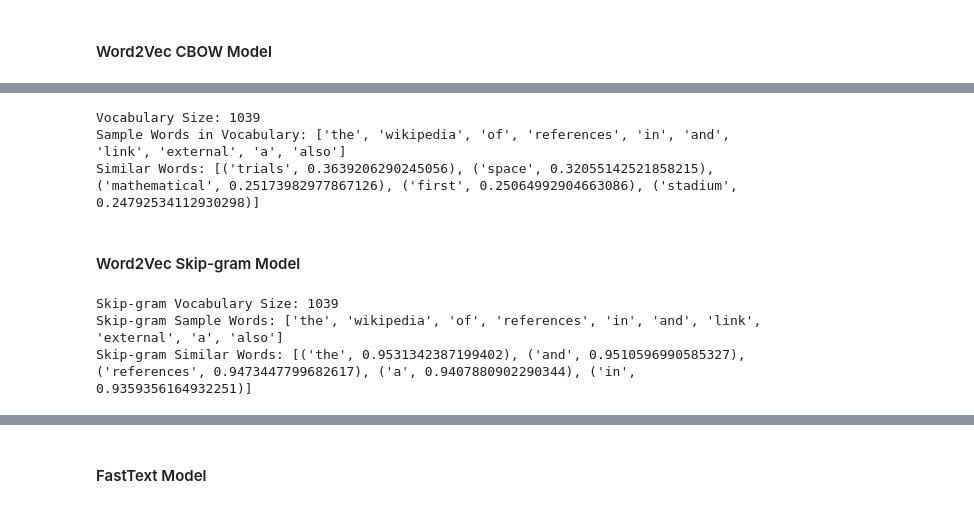
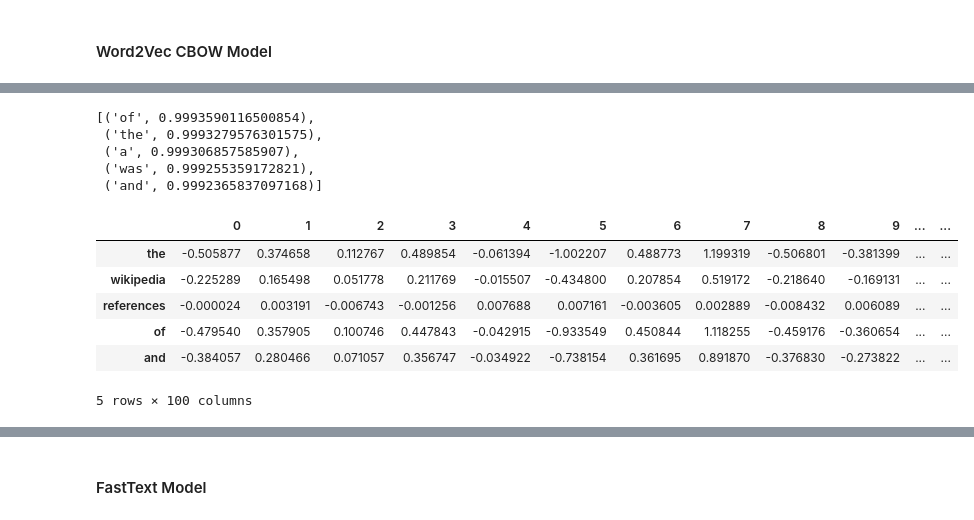
Before and after one commit to Purvang2803/Implementation-of-NLP, a Jupyter notebook: NLP_Implementation (3).ipynb, the cells around one changed output, grey strips where cells are left out. Saved outputs shown, nothing was run; the diff lists cells and outputs as text; code cells hidden in the pictures.

```diff
--- a/NLP_Implementation (3).ipynb
+++ b/NLP_Implementation (3).ipynb
@@ -76,8 +208,2 @@ Raw Text (First 500 chars):      Wikipedia  Diego Maradona stadium       Diego M
 # %% [markdown]
 #### lemmatizer
-# %%
-
-lemmatizer = WordNetLemmatizer()
-lemmatized_text = " ".join([lemmatizer.lemmatize(word) for word in clean_text.split()])
-
-print("Lemmatized Text (First 500 chars):", lemmatized_text[:500])
@@ -110,2 +311,18 @@ Sample words in vocabulary: ['the', 'wikipedia', 'of', 'references', 'in', 'and'
 # %% [markdown]
 #### Word2Vec CBOW Model
+# %%
+cleaned_text = []
+for line in text_data:
+    clean_line = re.sub(r"<.*?>", " ", line)
+    clean_line = re.sub(r"https?://\S+", " ", clean_line)
+    clean_line = re.sub(r"[^a-zA-Z\s]", " ", clean_line)
+    cleaned_text.append(clean_line.lower())
+
+tokenized_sentences = [sentence.split() for sentence in cleaned_text if sentence]
+
+word2vec_cbow = Word2Vec(sentences=tokenized_sentences, vector_size=100, window=5, min_count=2, workers=4, sg=0)
+
+word2vec_cbow.save("word2vec_cbow.model")
+
+vocabulary_size = len(word2vec_cbow.wv)
+vocabulary_words = list(word2vec_cbow.wv.index_to_key)[:10]
@@ -112,27 +346,29 @@ Sample words in vocabulary: ['the', 'wikipedia', 'of', 'references', 'in', 'and'
 # %%
-word2vec_cbow = Word2Vec(sentences, vector_size=100, window=5, min_count=1, workers=4, sg=0)
-word2vec_cbow.save("word2vec_cbow.model")
-print("Vocabulary Size:", len(word2vec_cbow.wv))
-print("Sample Words in Vocabulary:", list(word2vec_cbow.wv.index_to_key)[:10])
-word_to_check = "wikipedia"  # Choose a valid word from vocabulary
+
+word_to_check = "wikipedia"  # Choose a word from vocabulary
 if word_to_check in word2vec_cbow.wv:
-    print("Similar Words:", word2vec_cbow.wv.most_similar(word_to_check, topn=5))
+     similar_words = word2vec_cbow.wv.most_similar(word_to_check, topn=5)
+     similar_words
 else:
-    print(f"'{word_to_check}' not found in vocabulary. Try another word.")
+     word_to_check
-# %% [output]
-Vocabulary Size: 1039
-Sample Words in Vocabulary: ['the', 'wikipedia', 'of', 'references', 'in', 'and', 'link', 'external', 'a', 'also']
-Similar Words: [('trials', 0.3639206290245056), ('space', 0.32055142521858215), ('mathematical', 0.25173982977867126), ('first', 0.25064992904663086), ('stadium', 0.24792534112930298)]
-# %% [markdown]
-#### Word2Vec Skip-gram Model
-# %%
-word2vec_sg = Word2Vec(sentences, vector_size=100, window=5, min_count=1, workers=4, sg=1)
-word2vec_sg.save("word2vec_skipgram.model")
-print("Skip-gram Vocabulary Size:", len(word2vec_sg.wv))
-print("Skip-gram Sample Words:", list(word2vec_sg.wv.index_to_key)[:10])
-if "wikipedia" in word2vec_sg.wv:
-    print("Skip-gram Similar Words:", word2vec_sg.wv.most_similar("wikipedia", topn=5))
-# %% [output]
-Skip-gram Vocabulary Size: 1039
-Skip-gram Sample Words: ['the', 'wikipedia', 'of', 'references', 'in', 'and', 'link', 'external', 'a', 'also']
-Skip-gram Similar Words: [('the', 0.9531342387199402), ('and', 0.9510596990585327), ('references', 0.9473447799682617), ('a', 0.9407880902290344), ('in', 0.9359356164932251)]
+# %%
+similar_words
+# %% [output]
+[('of', 0.9993590116500854),
+ ('the', 0.9993279576301575),
+ ('a', 0.999306857585907),
+ ('was', 0.999255359172821),
+ ('and', 0.9992365837097168)]
+# %%
+word_vectors = {word: word2vec_cbow.wv[word] for word in word2vec_cbow.wv.index_to_key}
+df_word2vec = pd.DataFrame.from_dict(word_vectors, orient='index')
+# %%
+df_word2vec.head()
+# %% [output]
+|  | 0 | 1 | 2 | 3 | 4 | 5 | 6 | 7 | 8 | 9 | ... | ... |
+| the | -0.505877 | 0.374658 | 0.112767 | 0.489854 | -0.061394 | -1.002207 | 0.488773 | 1.199319 | -0.506801 | -0.381399 | ... | ... |
+| wikipedia | -0.225289 | 0.165498 | 0.051778 | 0.211769 | -0.015507 | -0.434800 | 0.207854 | 0.519172 | -0.218640 | -0.169131 | ... | ... |
+| references | -0.000024 | 0.003191 | -0.006743 | -0.001256 | 0.007688 | 0.007161 | -0.003605 | 0.002889 | -0.008432 | 0.006089 | ... | ... |
+| of | -0.479540 | 0.357905 | 0.100746 | 0.447843 | -0.042915 | -0.933549 | 0.450844 | 1.118255 | -0.459176 | -0.360654 | ... | ... |
+| and | -0.384057 | 0.280466 | 0.071057 | 0.356747 | -0.034922 | -0.738154 | 0.361695 | 0.891870 | -0.376830 | -0.273822 | ... | ... |
+5 rows × 100 columns
```
Also changed, not shown: parts of 43 cells of this notebook.
